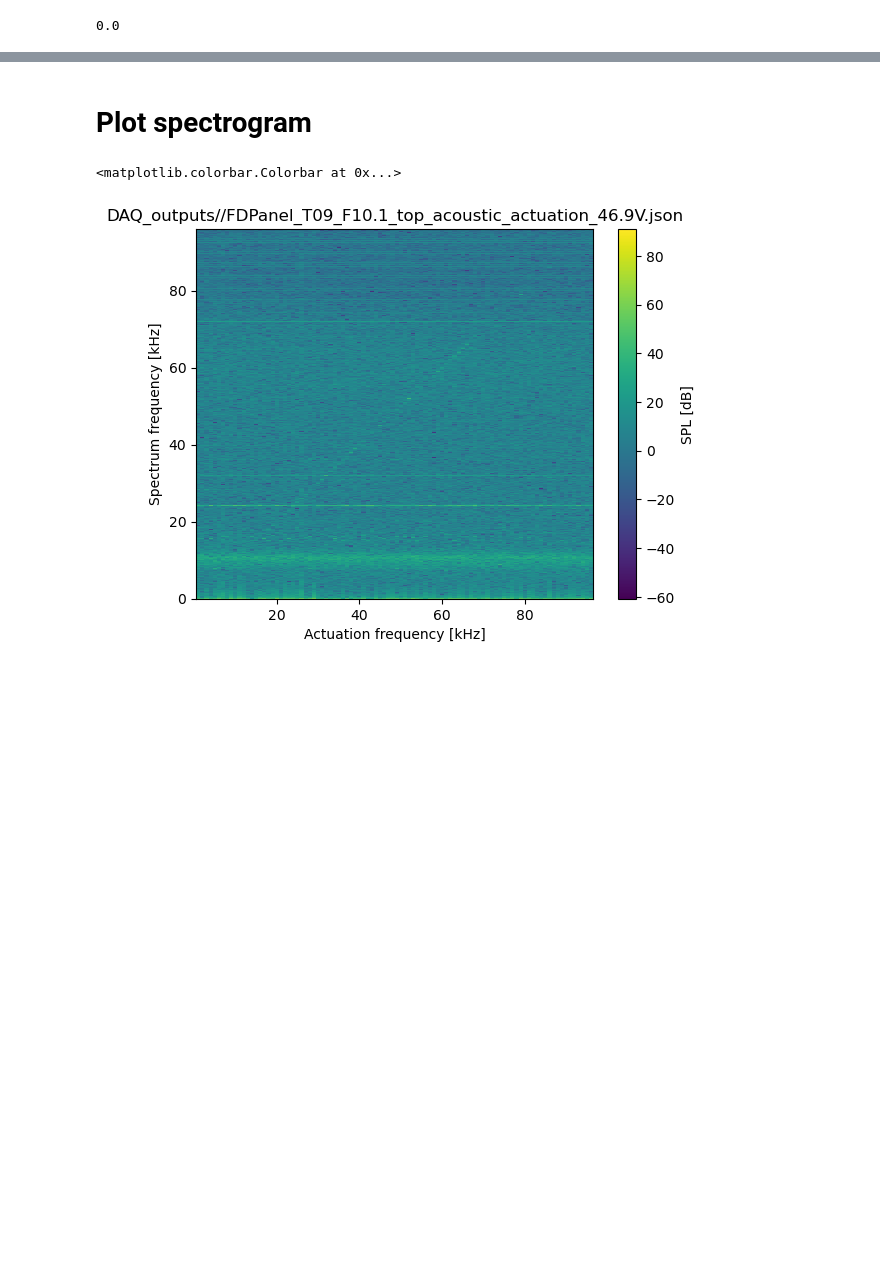
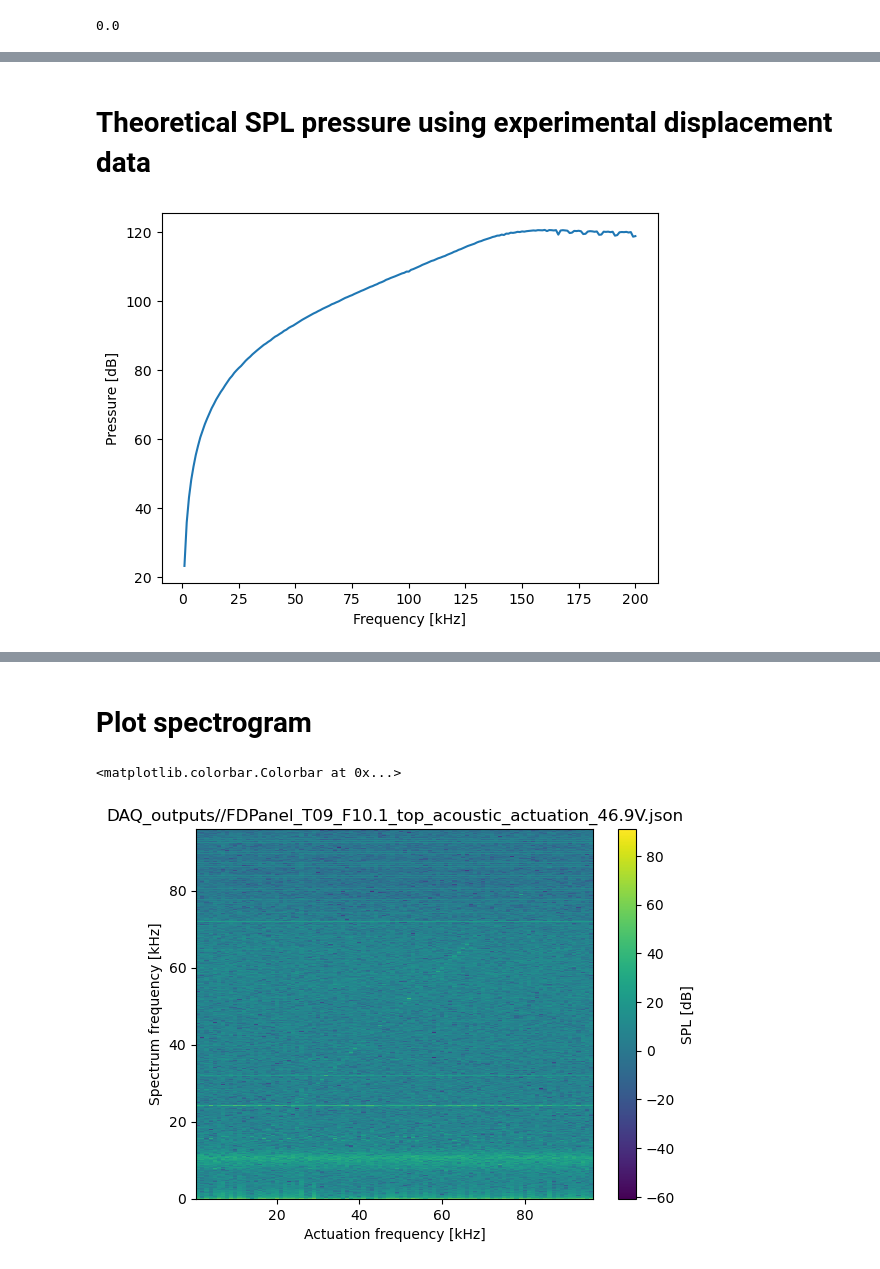
Before and after one commit to daguiam/polytec_nidaq_characterization_setup, a Jupyter notebook: Analyze_Acoustic_DAQ_data.ipynb, the cells around one changed output, grey strips where cells are left out. Drawn from its saved outputs; the diff is of its cells as text; code cells hidden in the pictures; blank space fills up the shorter version.

```diff
--- a/Analyze_Acoustic_DAQ_data.ipynb
+++ b/Analyze_Acoustic_DAQ_data.ipynb
@@ -270,0 +313,72 @@ plt.plot(frequencies, spl_theo)
+# %% [markdown]
+# Theoretical SPL pressure using experimental displacement data
+# %%
+
+data_path = 'DAQ_outputs//'
+
+file_prefix = "FDPanel_T09_F10.1_top"
+file_prefix = "FDPanel_T09_F5.2_bottom"
+file_prefix = "FDPanel_T09_F5.2_top"
+
+
+displacement_filename = "FDPanel_T09_F5.2_bottom_actuation_52.1V.json"
+
+
+# Load displacement data
+if 1:
+    filename = os.path.join(data_path, displacement_filename)
+    data_displacement = open_data_file(filename)
+
+
+    displacement_frequencies = np.array(data_displacement['signal_frequencies'])
+    displacement_amplitude = np.array(data_displacement['vibrometer_amplitude'])
+    displacement_amplitude /= 2
+
+    displacement_velocity = 2*np.pi*displacement_frequencies*displacement_amplitude
+    actuation_max_voltage = data_displacement['actuation_max_voltage']
+    actuation_max_displacement = data_displacement['actuation_max_displacement']
+
+    displacement_voltage = actuation_max_voltage
+
+    if 0:
+        plt.figure()
+        plt.plot(displacement_frequencies/1e3, displacement_amplitude)
+        # plt.plot(displacement_frequencies/1e3, displacement_velocity)
+
+        plt.xlabel("Frequency [kHz]")
+        # plt.ylabel("Displacement velocity [m/s]")
+        plt.ylabel("Displacement [m]")
+
+
+
+# Calculating the theoretical pressure level along the axial direction for this displacement
+area=9.62e-8
+rho_air=1.293
+a_radius = 350e-6 #um
+def Pax_single_membrane(frequency, displacement_amplitude, distance, a_radius=350e-6, area=9.62e-8, rho_air=1.293, ):
+
+    Pax = 1/2*rho_air*np.power(2*np.pi*frequency,2)*displacement_amplitude*np.power(a_radius,2)/distance
+    return Pax
+
+distance = nominal_distance
+Pax = Pax_single_membrane(displacement_frequencies, displacement_amplitude, distance=distance, a_radius=a_radius)
+
+
+N_membranes = 137
+
+P_Ref = 20e-6 #20uPa
+SPL_Pax = 20*np.log10(Pax/P_Ref) + 20*np.log10(N_membranes)
+if 1:
+    plt.figure()
+    # label = "P_$axial$ at %0.0f mm"%(distance*1e3, )
+    label = "P_$axial$ for displacement at %0.1fV"%(displacement_voltage, )
+
+    # plt.plot(displacement_frequencies/1e3, Pax, label=label)
+    plt.plot(displacement_frequencies/1e3, SPL_Pax, label=label)
+
+
+    plt.xlabel("Frequency [kHz]")
+    # plt.ylabel("Displacement velocity [m/s]")
+    plt.ylabel("Pressure [dB]")
+# %% [output]
+[figure, added]
```
Also changed, not shown: parts of 4 cells of this notebook, 1 other file.
